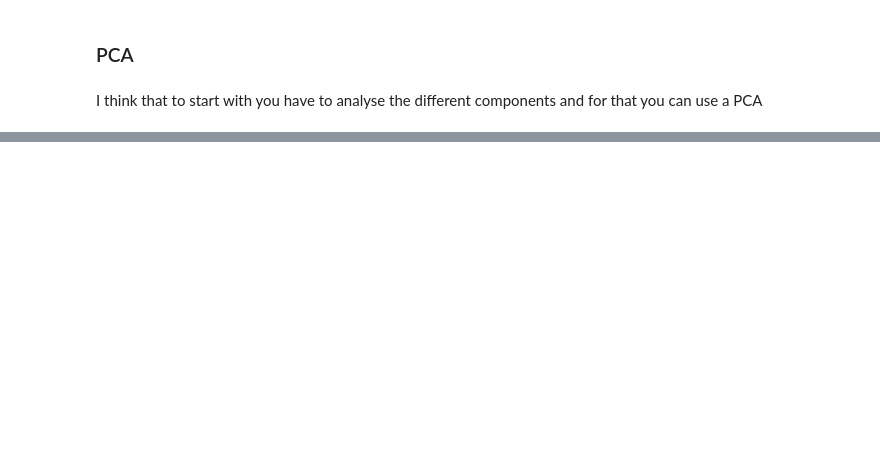
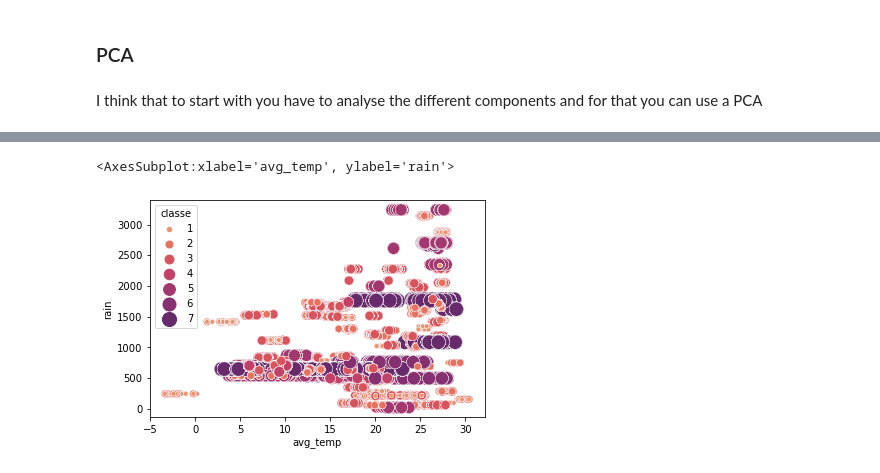
Before and after one commit to LucasJohannsenShadow/AVCD, a Jupyter notebook: Projet.ipynb, the cells around one changed output, grey strips where cells are left out. Saved outputs shown, nothing was run; the diff lists cells and outputs as text; code cells hidden in the pictures; blank space fills up the shorter version.

```diff
--- a/Projet.ipynb
+++ b/Projet.ipynb
@@ -271,0 +226,23 @@ m.save('my_map.html')
+# %%
+#creates yield classes
+# Binning:
+def binning(col, cut_points, labels=None):
+    # Définir les valeurs min et max:
+    minval = col.min()
+    maxval = col.max()
+
+    # Créer une liste en ajoutant min et max à cut_points
+    break_points = [minval] + cut_points + [maxval]
+
+    # Si aucun label, on utilise par défaut les labels 0 ... (n-1)
+    if not labels:
+        labels = range(len(cut_points)+1)
+
+    # Regroupement en utilisant la fonction cut de Pandas
+    colBin = pd.cut(col,bins=break_points,labels=labels,include_lowest=True)
+    return colBin
+
+cut_points = [300000,1800000,10000000,23000000,41000000,95000000]
+labels = ["1","2","3","4","5","6","7"] # 1= low yield 5= very high yield
+data["classe"] = binning(data["yield_amound"], cut_points, labels)
+print(pd.value_counts(data["classe"], sort=False))
@@ -271,0 +263,9 @@ m.save('my_map.html')
+# %%
+
+sns.scatterplot(
+    data=data, x="avg_temp", y="rain", hue="classe", palette="flare", size="classe",
+    sizes=(200, 20), legend="full"
+)
+# %% [output]
+<AxesSubplot:xlabel='avg_temp', ylabel='rain'>
+[figure, added]
```
Also changed, not shown: parts of 23 cells of this notebook.
